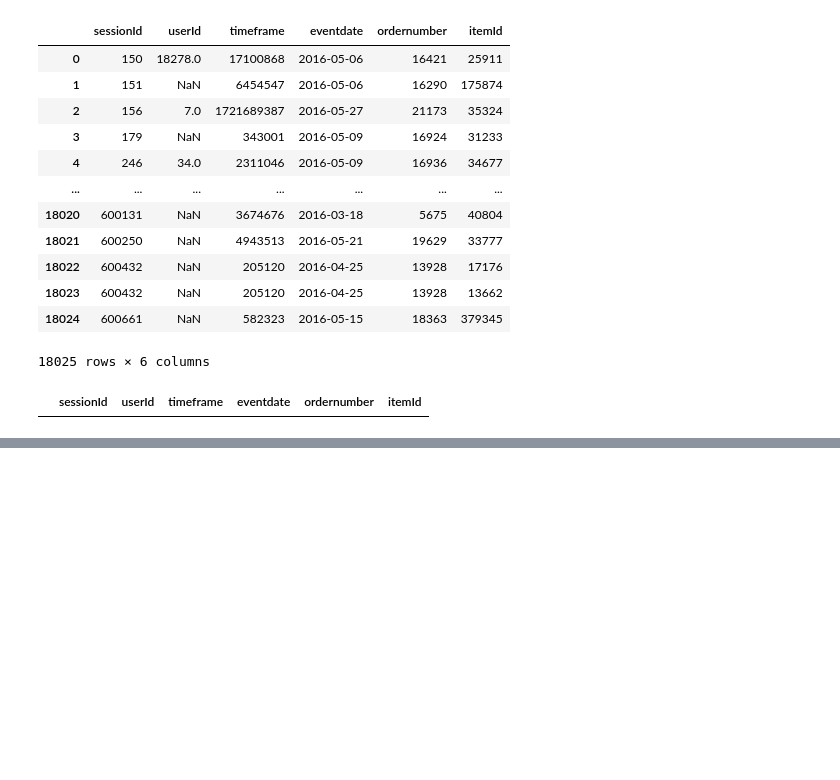
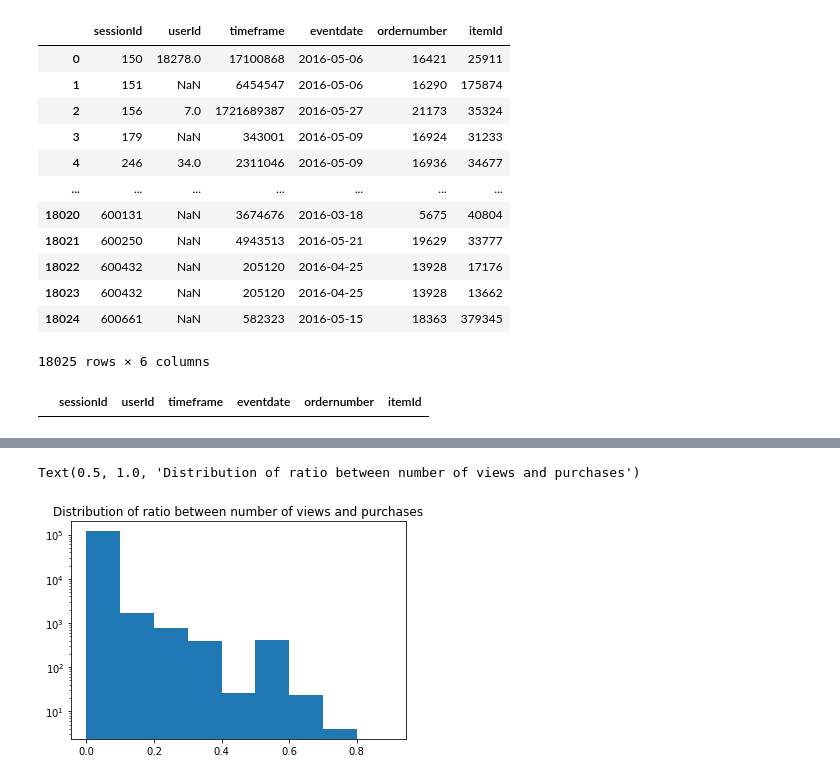
Before and after one commit to PiCindy/Intelligent-systems-and-recommendations, a Jupyter notebook: Data_analysis.ipynb, the cells around one changed output, grey strips where cells are left out. Cells and saved outputs as stored; diff of their text form; code cells hidden in the pictures; blank space fills up the shorter version.

```diff
--- a/Data_analysis.ipynb
+++ b/Data_analysis.ipynb
@@ -158,0 +186,9 @@ queries
+# %%
+ratios = []
+for item in views_df.keys():
+    nbViews = views_df.get(item, 0)
+    nbPurchs = purchases_df.get(item, 0)
+    ratio = nbPurchs / nbViews
+    if ratio > 1:
+        print(item, ': ', prod[prod['itemId'] == item]['pricelog2'])
+    ratios.append(ratio)
@@ -158,0 +215,6 @@ queries
+# %%
+plt.hist(ratios, bins = np.array(list(range(0,10)) )/10, log=True)
+plt.title('Distribution of ratio between number of views and purchases')
+# %% [output]
+Text(0.5, 1.0, 'Distribution of ratio between number of views and purchases')
+[figure, added]
```
Also changed, not shown: parts of 12 cells of this notebook.
